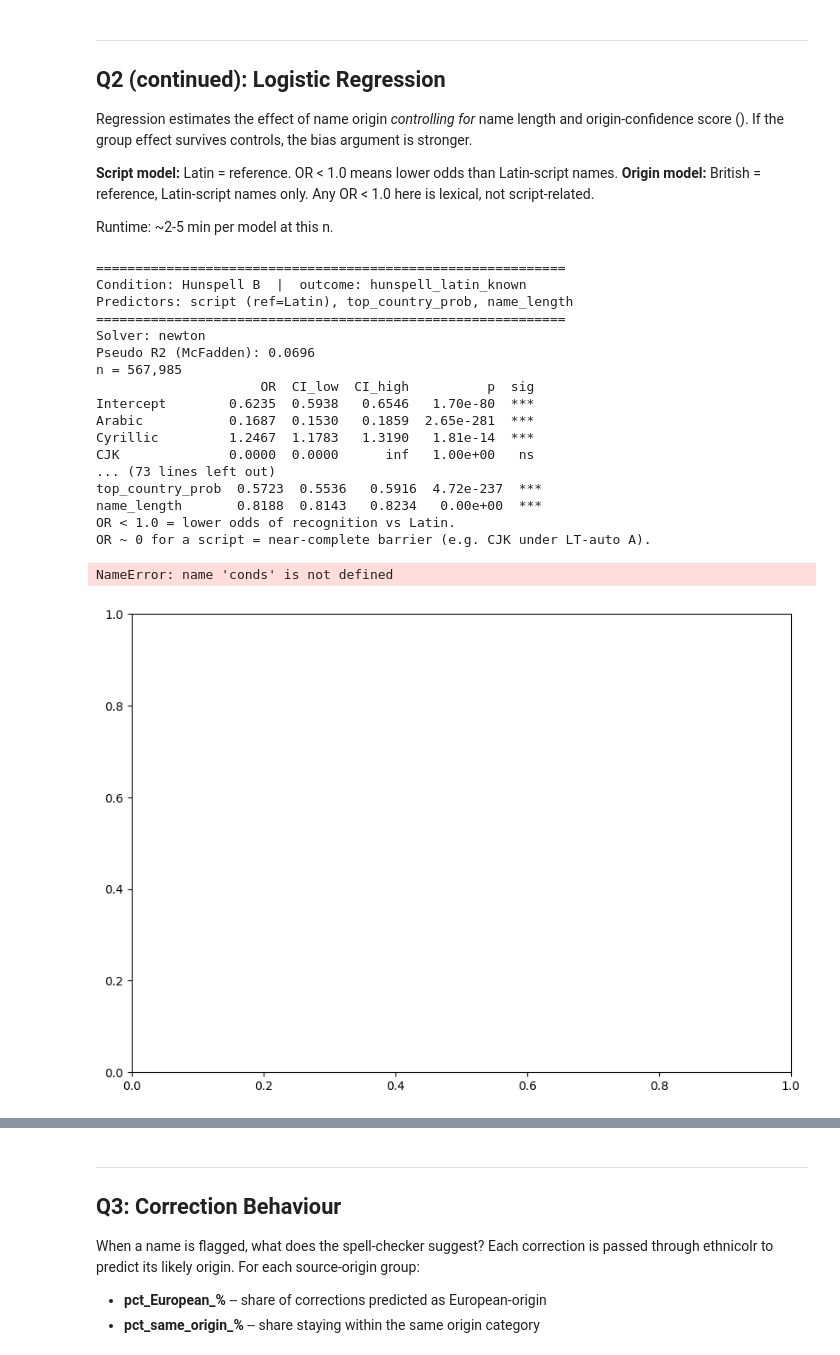
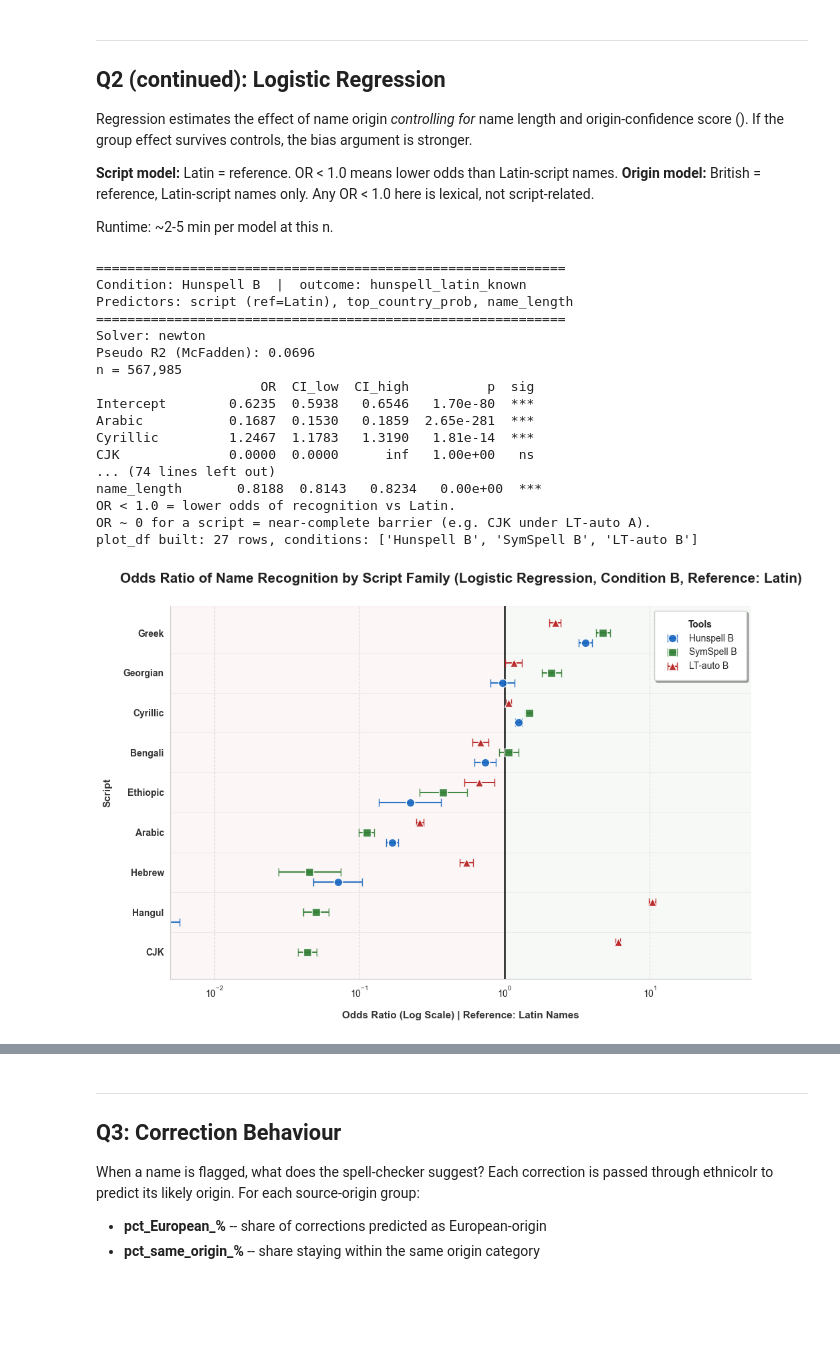
Before and after one commit to sarabrownxx/hons-project-spellcheck-bias, a Jupyter notebook: notebooks/08_bias_significance.ipynb, the cells around one changed output, grey strips where cells are left out. Saved outputs shown, nothing was run; the diff lists cells and outputs as text; code cells hidden in the pictures; blank space fills up the shorter version.

Commit message:
final visuals added- correction analysis

```diff
--- a/notebooks/08_bias_significance.ipynb
+++ b/notebooks/08_bias_significance.ipynb
@@ -354,7 +354,7 @@ for col, label in COND_B:
     fig, ax = plt.subplots(figsize=(9, max(6, len(ref_eth_order) * 0.45)))
 
     # Matching the 'coral/steelblue' logic from your working script
-    colors = ["coral" if g in EUROPEAN_ETH else "steelblue" for g in tbl["group"]]
+    colors = ["#5B9BD5" if g in EUROPEAN_ETH else "#E8845B" for g in tbl["group"]]
 
     # Generate Horizontal Bar Chart
     ax.barh(
@@ -383,8 +383,8 @@ for col, label in COND_B:
     ax.grid(axis='x', linestyle='--', alpha=0.3, zorder=0)
 
     # Legend to explain origin grouping
-    custom_lines = [Line2D([0], [0], color='coral', lw=6),
-                    Line2D([0], [0], color='steelblue', lw=6)]
+    custom_lines = [Line2D([0], [0], color='#5B9BD5', lw=6),
+                    Line2D([0], [0], color='#E8845B', lw=6)]
     ax.legend(custom_lines, ['European-origin', 'Non-European-origin'],
               loc='lower right', frameon=False, fontsize=9)
 
@@ -860,7 +940,8 @@ for ax in [ax1, ax2]:
 
     ax.set_yticks(y)
     ax.set_yticklabels(h_df.index)
-    ax.set_xlabel("Cohen's h (vs. Latin Baseline)")
+    ax.set_xlabel("Cohen's h (vs. Latin Baseline)", fontweight="bold", fontsize=11, color="#333333", labelpad=12)
+    ax.set_ylabel("Script", fontweight="bold", fontsize=11, color="#333333", labelpad=12)
     ax.spines["top"].set_visible(False)
     ax.spines["right"].set_visible(False)
     ax.grid(axis='x', linestyle=':', alpha=0.2)
@@ -945,7 +1026,7 @@ for ax, (col, label) in zip(axes, COND_B):
         recognition_table(lang_sub, 'primary_lang', col)
         .set_index('group').reindex(ref_lang_order).reset_index()
     )
-    colors = ['#e65100' if g == 'en' else 'steelblue' for g in tbl['group']]
+    colors = ['#5B9BD5' if g == 'en' else '#E8845B' for g in tbl['group']]
     ax.barh(
         tbl['group'], tbl['rate_%'],
         xerr=[tbl['rate_%'] - tbl['CI_low'], tbl['CI_high'] - tbl['rate_%']],
@@ -1163,10 +1385,29 @@ def logreg_script(data, outcome_col, cond_label):
     print(or_df.to_string())
     print('OR < 1.0 = lower odds of recognition vs Latin.')
     print('OR ~ 0 for a script = near-complete barrier (e.g. CJK under LT-auto A).')
+    return or_df
 
 
+# Run all conditions; accumulate COND_B results into plot_df for the OR chart
+_cond_b_labels = {col: lbl for col, lbl in COND_B}
+_plot_rows = []
 for col, label in FOCUS_CONDS:
-    logreg_script(df_major, col, label)
+    result = logreg_script(df_major, col, label)
+    if col in _cond_b_labels:
+        for script, row in result.iterrows():
+            if script in ['Intercept', 'top_country_prob', 'name_length']:
+                continue
+            _plot_rows.append({
+                'Condition': label,
+                'Script':    script,
+                'OR':        row['OR'],
+                'Lower':     row['CI_low'],
+                'Upper':     row['CI_high'],
+            })
+
+plot_df = pd.DataFrame(_plot_rows)
+conds   = [lbl for _, lbl in COND_B]
+print(f'plot_df built: {len(plot_df)} rows, conditions: {conds}')
 # %% [output]
 ============================================================
 Condition: Hunspell B  |  outcome: hunspell_latin_known
@@ -1180,11 +1421,11 @@ Intercept        0.6235  0.5938   0.6546   1.70e-80  ***
 Arabic           0.1687  0.1530   0.1859  2.65e-281  ***
 Cyrillic         1.2467  1.1783   1.3190   1.81e-14  ***
 CJK              0.0000  0.0000      inf   1.00e+00   ns
-... (73 lines left out)
-top_country_prob  0.5723  0.5536   0.5916  4.72e-237  ***
+... (74 lines left out)
 name_length       0.8188  0.8143   0.8234   0.00e+00  ***
 OR < 1.0 = lower odds of recognition vs Latin.
 OR ~ 0 for a script = near-complete barrier (e.g. CJK under LT-auto A).
+plot_df built: 27 rows, conditions: ['Hunspell B', 'SymSpell B', 'LT-auto B']
 # %%
 import matplotlib.pyplot as plt
 import numpy as np
@@ -1221,35 +1462,35 @@ ax.axvspan(1, 50, color='#2e7d32', alpha=0.04, zorder=0)
 
 # --- NEW: ADD HORIZONTAL BOUNDARY LINES ---
 # We loop through the gaps between scripts to draw faint divider lines
 for y in range(len(story_order) - 1):
     ax.axhline(y + 0.5, color='#bdbdbd', linestyle='-', linewidth=0.5, alpha=0.3, zorder=0)
 
 # --- 5. TEXT & AXIS STYLING ---
 ax.set_yticks(y_pos)
 ax.set_yticklabels(story_order, fontweight='bold', color='#333333')
 ax.set_xlabel("Odds Ratio (Log Scale) | Reference: Latin Names",
               fontweight='bold', fontsize=11, color='#333333', labelpad=12)
+ax.set_ylabel("Script", fontweight="bold", fontsize=11, color="#333333", labelpad=12)
 ax.set_title("Odds Ratio of Name Recognition by Script Family (Logistic Regression, Condition B, Reference: Latin)",
              fontsize=15, fontweight='bold', color='#212121', pad=25)
 
 # Standardized Grids (Vertical only now, as we've added custom horizontals)
 ax.grid(True, axis='x', which='major', linestyle='--', alpha=0.4, color='#bdbdbd')
 ax.grid(False, axis='y')
 
 # --- 6. LEGEND STYLING ---
 legend = ax.legend(loc='upper right', frameon=True, shadow=True,
                    title="Tools", fontsize=10, borderpad=1)
 legend.get_title().set_fontweight('bold')
 
 for spine in ['top', 'right']:
     ax.spines[spine].set_visible(False)
 
 plt.tight_layout()
 plt.savefig('log_reg_lanes.pdf', format='pdf', bbox_inches='tight')
 plt.show()
 # %% [output]
-NameError: name 'conds' is not defined
-[figure, old version]
+[figure, new version]
 # %%
 # Q2: Logistic regression by origin category -- Condition B, Latin-script names only.
 # British is the reference category.
```
Also changed, not shown: parts of 18 cells of this notebook, 1 other file.
